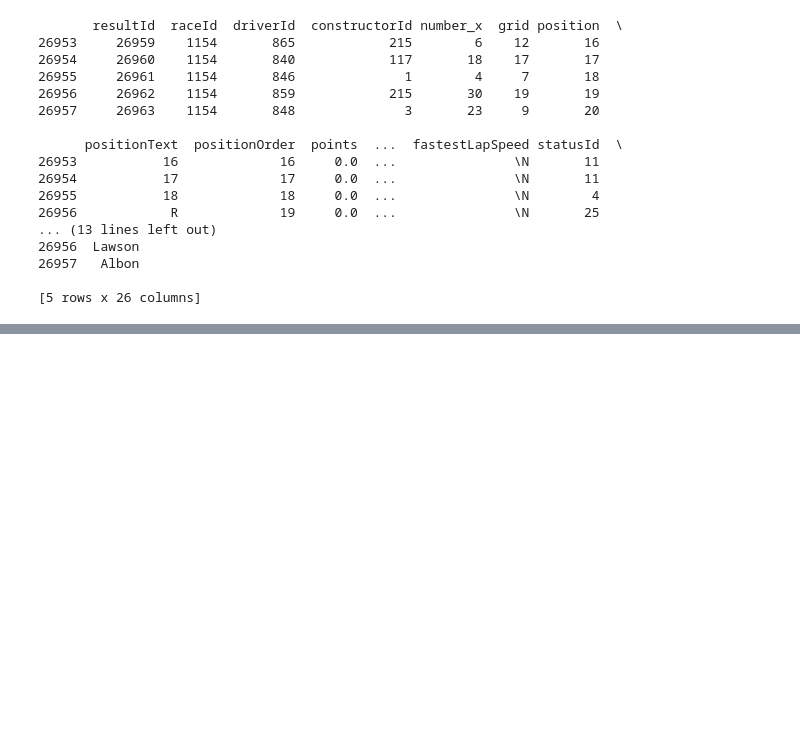
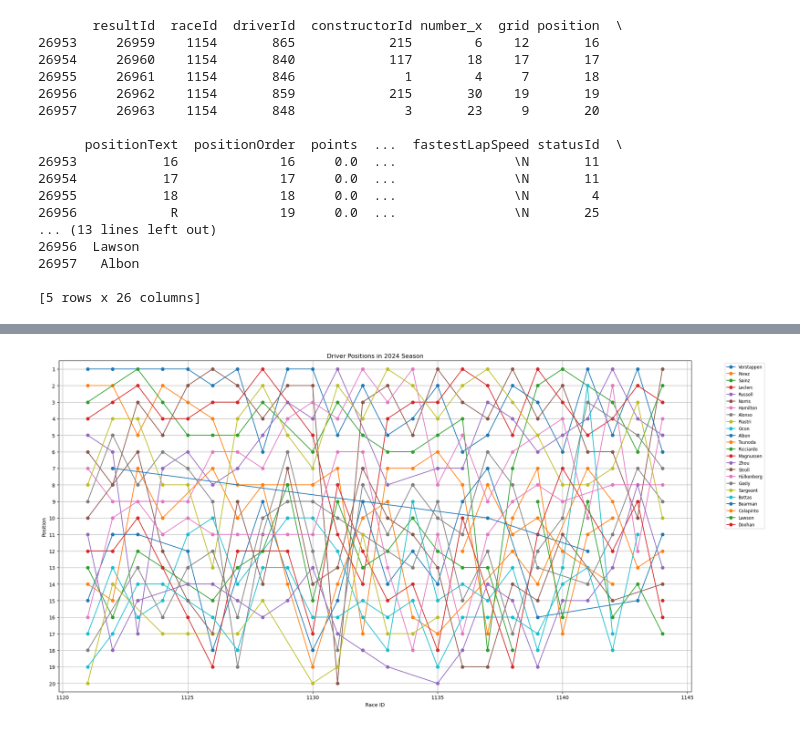
Before and after one commit to katc1213/F1-Race-Result-Analysis, a Jupyter notebook: analysis/driver_consistency.ipynb, the cells around one changed output, grey strips where cells are left out. Drawn from its saved outputs; the diff is of its cells as text; code cells hidden in the pictures; blank space fills up the shorter version.

Commit message:
created line plot for driver results

```diff
--- a/analysis/driver_consistency.ipynb
+++ b/analysis/driver_consistency.ipynb
@@ -46,6 +47,6 @@ print(df.tail(5))
 [5 rows x 26 columns]
 # %%
 # drop columns
-df.drop(['positionText','points','number_x','statusId'], axis=1, inplace=True)
+df.drop(['constructorId','number_x','positionText','points','rank','fastestLap','statusId','round','driverRef','number_y'], axis=1, inplace=True)
 print(df.tail(5))
 # %% [output]
@@ -68,0 +73,48 @@ print(df.tail(5))
+# %%
+# get data from only 2024 season
+df = df[df['year'] == 2024]
+# rearrange columns
+df = df[['raceId','year','name','code','forename','surname','grid','position','positionOrder','time','milliseconds','fastestLapTime','fastestLapSpeed','driverId','resultId']]
+# sort values
+# create excel of merged sets
+df.to_excel('/Users/Kat/Documents/repos/F1-Race-Result-Analysis/data/clean/output.xlsx', index=False, engine='openpyxl')
+# %%
+# filter out driver samples
+# DNF → NaN (when not finish, do not plot position)
+
+# verstappen_df = df[df['surname'] == 'Verstappen'].sort_values(by=['raceId'])
+# verstappen_df['position'] = pd.to_numeric(verstappen_df['position'], errors='coerce')
+
+# leclerc_df = df[df['surname'] == 'Leclerc'].sort_values(by=['raceId'])
+# leclerc_df['position'] = pd.to_numeric(leclerc_df['position'], errors='coerce')
+
+# plt.plot(verstappen_df['raceId'], verstappen_df['position'], marker='o', label='Verstappen')
+# plt.plot(leclerc_df['raceId'], leclerc_df['position'], marker='o', label='Leclerc')
+
+# plt.figure(figsize=(12, 6))
+
+df['position'] = pd.to_numeric(df['position'], errors='coerce')
+df = df.dropna(subset=['position'])
+df['position'] = df['position'].astype(int)
+df = df.sort_values(by='raceId')
+
+max_position = df['position'].max()
+
+plt.figure(figsize=(20, 10))
+
+for driver in df['surname'].unique():
+    driver_df = df[df['surname'] == driver]
+    plt.plot(driver_df['raceId'], driver_df['position'], marker='o', label=driver)
+
+
+plt.xlabel('Race ID')
+plt.ylabel('Position')
+plt.title('Driver Positions in 2024 Season')
+plt.yticks(range(1, max_position + 1))
+plt.ylim(max_position + 0.5, 0.5)
+plt.legend(bbox_to_anchor=(1.05, 1), loc='upper left', fontsize='small')
+plt.grid(True)
+plt.tight_layout()
+plt.show()
+# %% [output]
+[figure, added]
```
Also changed, not shown: parts of 3 cells of this notebook, 1 other file.
